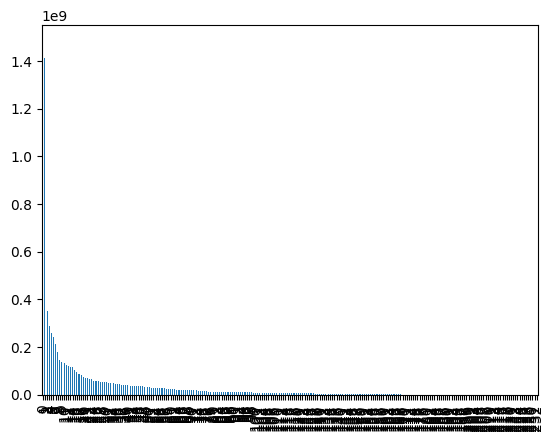
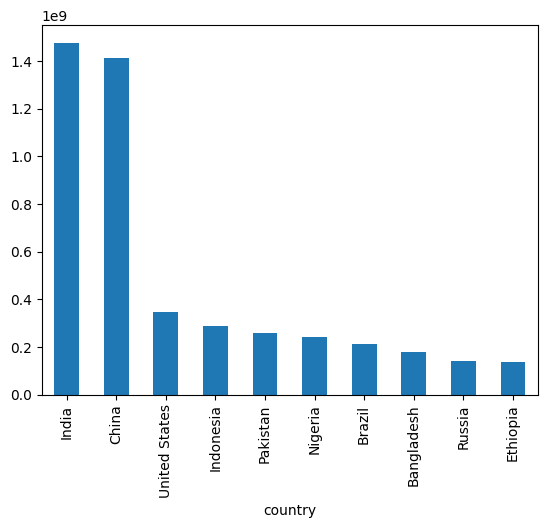
The change to this notebook cell's code, shown as a diff; its figure went from the first image to the second:
--- before
+++ after
@@ -1 +1 @@
-df["population_2026"].plot(kind="bar")   # renders plot inline
+df.set_index("country")["population_2026"].head(10).plot(kind="bar")

Commit: clean up